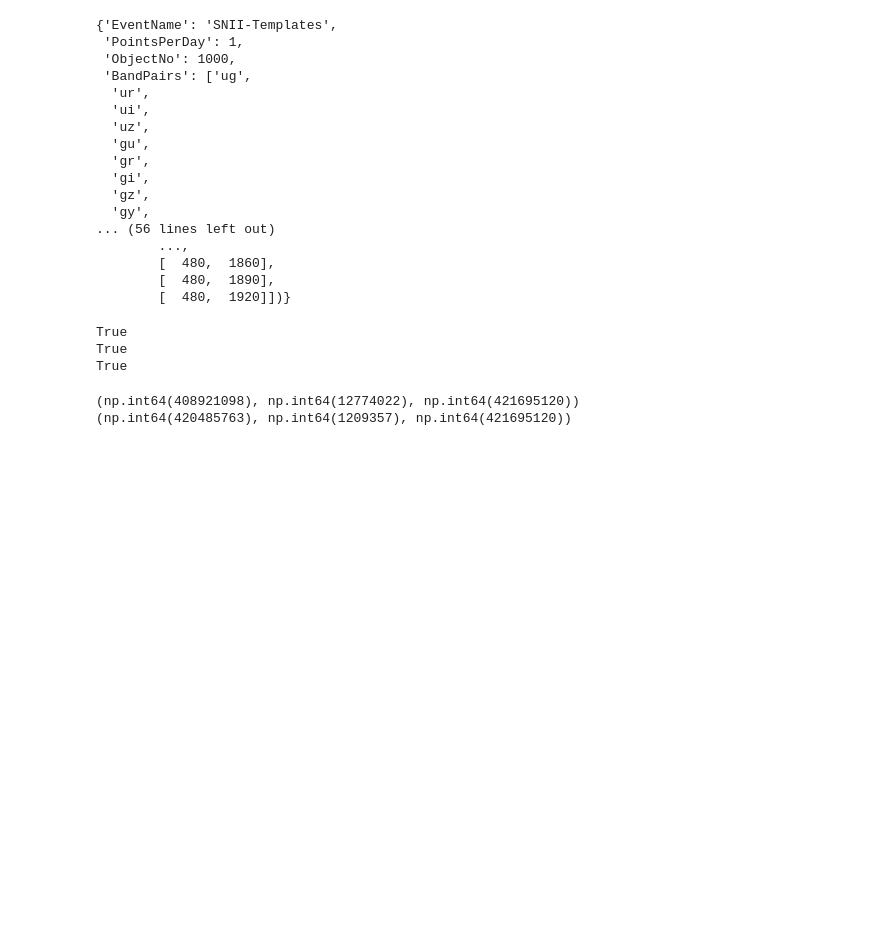
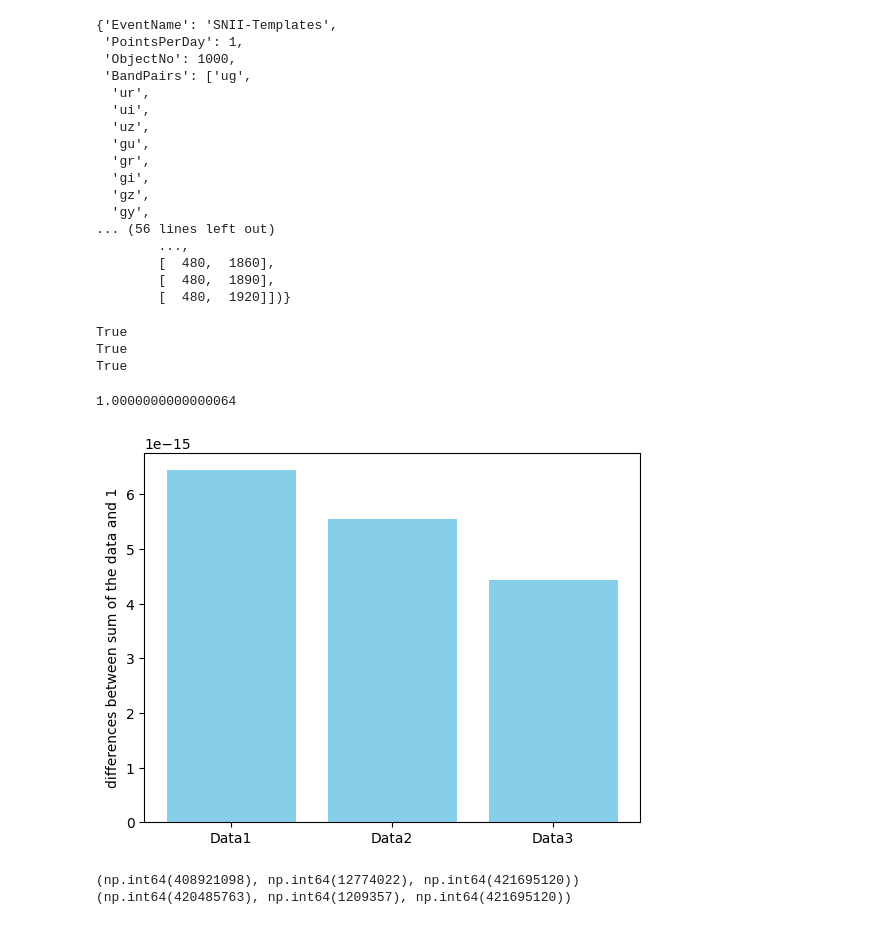
Before and after one commit to Rachel-0420/Cross-Entropy-Fast-Transient, a Jupyter notebook: cross_entropy_btw_supernovae.ipynb, the cells around one changed output. Cells and saved outputs as stored; diff of their text form; code cells hidden in the pictures; blank space fills up the shorter version.

Commit message:
added plots to show the successfulness of normalization

```diff
--- a/cross_entropy_btw_supernovae.ipynb
+++ b/cross_entropy_btw_supernovae.ipynb
@@ -456,6 +456,20 @@ print(math.isclose(np.sum(Data3), 1.))
 True
 True
 True
+# %%
+print(np.sum(Data1))
+# %% [output]
+1.0000000000000064
+# %%
+categories = ["Data1", "Data2", "Data3"]
+values = [np.sum(Data1)-1., np.sum(Data2)-1., np.sum(Data3)-1.]
+
+plt.bar(categories, values, color='skyblue')
+
+plt.ylabel("differences between sum of the data and 1")
+plt.show()
+# %% [output]
+[figure, added]
 # %%
 count_nonzero1 = np.sum(Data1 != 0)
 count_01 = np.sum(Data1 == 0)
```
